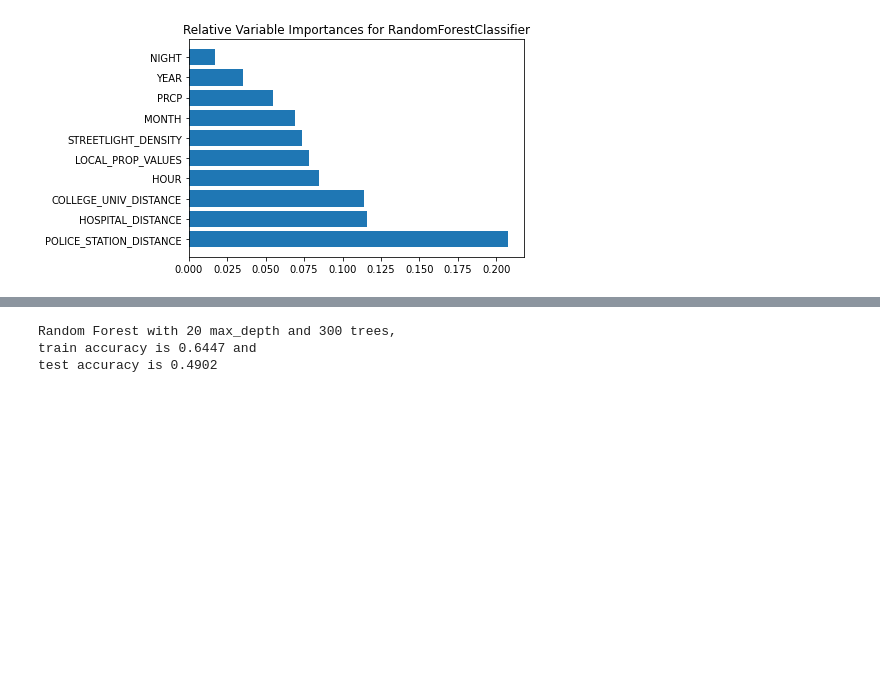
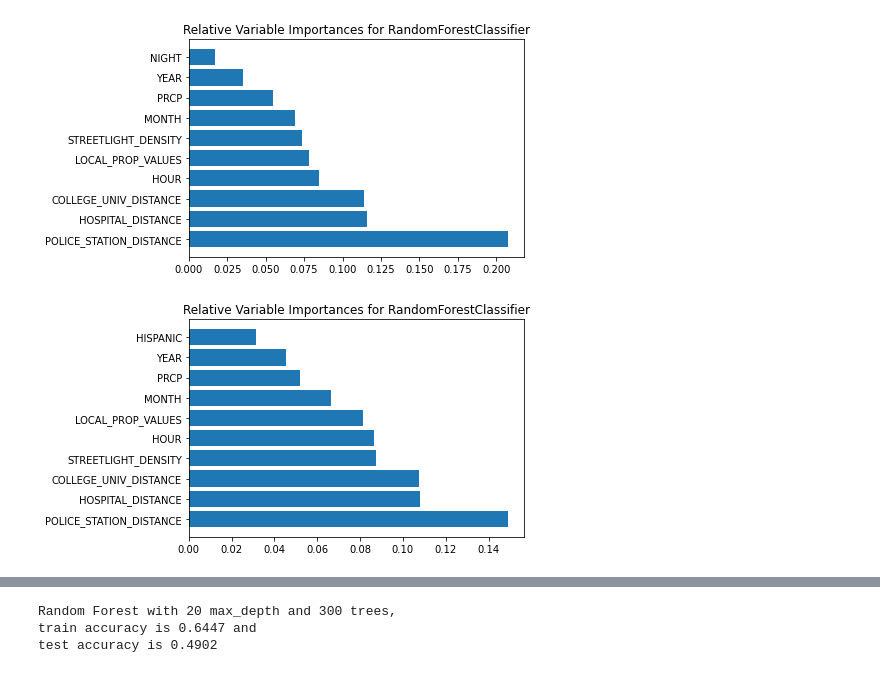
Before and after one commit to YolandaMDavis/cs109a-fall2020, a Jupyter notebook: FinalProject_models_James.ipynb, the cells around one changed output, grey strips where cells are left out. Cells and saved outputs as stored; diff of their text form; code cells hidden in the pictures; blank space fills up the shorter version.

```diff
--- a/FinalProject_models_James.ipynb
+++ b/FinalProject_models_James.ipynb
@@ -363,0 +576,16 @@ Wall time: 7min 57s
+# %%
+n_trees = 210
+tree_depth = 20
+
+rf_full_bal = RandomForestClassifier(max_depth=tree_depth, n_estimators=n_trees, max_features='sqrt', class_weight="balanced_subsample", random_state=51)
+rf_full_bal.fit(full_X_train, full_y_train)
+
+y_pred_train_rf_full_bal = rf_full_bal.predict(full_X_train)
+y_pred_test_rf_full_bal = rf_full_bal.predict(full_X_test)
+
+rf_train_score_full_bal = accuracy_score(full_y_train, y_pred_train_rf_full_bal)
+rf_test_score_full_bal = accuracy_score(full_y_test, y_pred_test_rf_full_bal)
+
+print(f"""Random Forest (Generalized/Violence) Balanced Class Weights with {tree_depth} max_depth and {n_trees} trees,
+train accuracy is {rf_train_score_full_bal:.3f} and
+test accuracy is {rf_test_score_full_bal:.3f}""")
@@ -365,3 +677,7 @@ Wall time: 7min 57s
 plot_importances(rf_full, full_X_train, 10)
 # %% [output]
 [figure]
+# %%
+plot_importances(rf_full_bal, full_X_train, 10)
+# %% [output]
+[figure, added]
```
Also changed, not shown: parts of 64 cells of this notebook.
